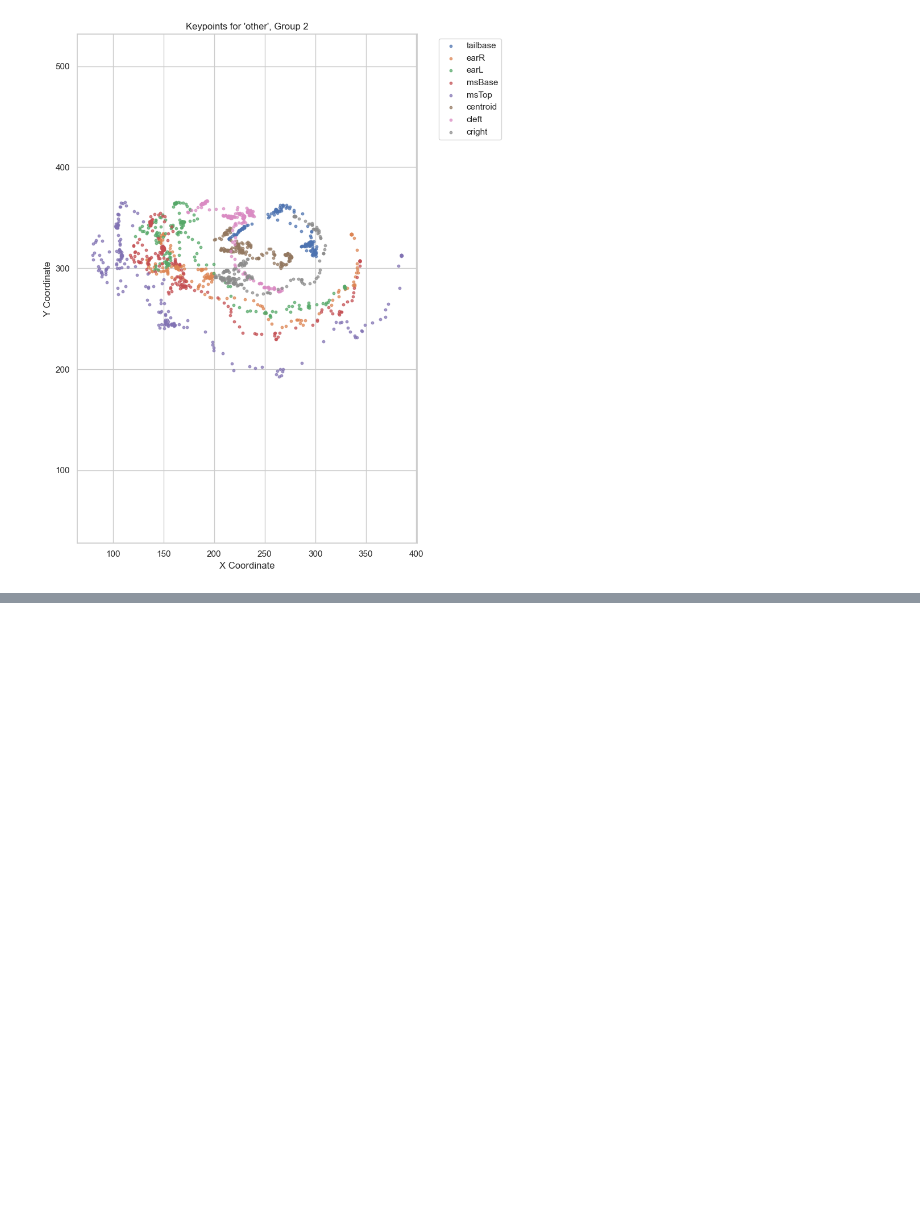
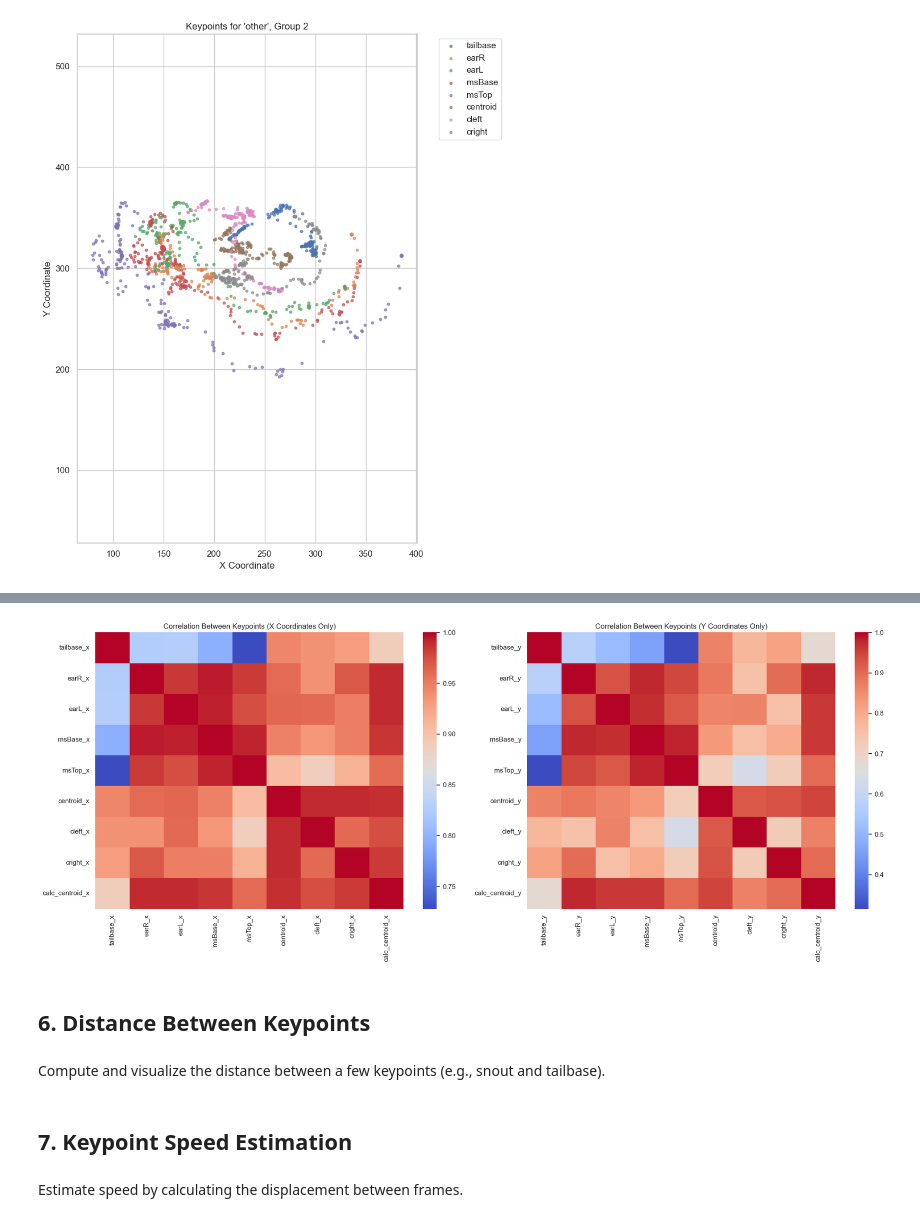
Before and after one commit to NingyueZhou/BehavClass, a Jupyter notebook: code/visualization.ipynb, the cells around one changed output, grey strips where cells are left out. Cells and saved outputs as stored; diff of their text form; code cells hidden in the pictures; blank space fills up the shorter version.

```diff
--- a/code/visualization.ipynb
+++ b/code/visualization.ipynb
@@ -473,0 +491,36 @@ Plotting group 2 for label 'other' with shape: (198, 34)
+# %%
+# Select only X-coordinate columns
+x_columns = [col for col in df_pose.columns if col.endswith("_x")]
+df_keypoints_x = df_pose[x_columns]
+
+# Select only Y-coordinate columns
+y_columns = [col for col in df_pose.columns if col.endswith("_y")]
+df_keypoints_y = df_pose[y_columns]
+
+# Compute correlation matrices
+correlation_matrix_x = df_keypoints_x.corr()
+correlation_matrix_y = df_keypoints_y.corr()
+
+# Create subplots
+fig, axes = plt.subplots(1, 2, figsize=(20, 8))
+
+# Plot X-coordinate correlation heatmap
+sns.heatmap(correlation_matrix_x, annot=False, cmap="coolwarm", fmt=".2f", cbar=True, ax=axes[0])
+axes[0].set_title("Correlation Between Keypoints (X Coordinates Only)")
+
+# Plot Y-coordinate correlation heatmap
+sns.heatmap(correlation_matrix_y, annot=False, cmap="coolwarm", fmt=".2f", cbar=True, ax=axes[1])
+axes[1].set_title("Correlation Between Keypoints (Y Coordinates Only)")
+
+plt.tight_layout()
+plt.show()
+# %% [output]
+[figure, added]
+# %% [markdown]
+## 6. Distance Between Keypoints
+# %% [markdown]
+Compute and visualize the distance between a few keypoints (e.g., snout and tailbase).
+# %% [markdown]
+## 7. Keypoint Speed Estimation
+# %% [markdown]
+Estimate speed by calculating the displacement between frames.
```
Also changed, not shown: parts of 4 cells of this notebook.
